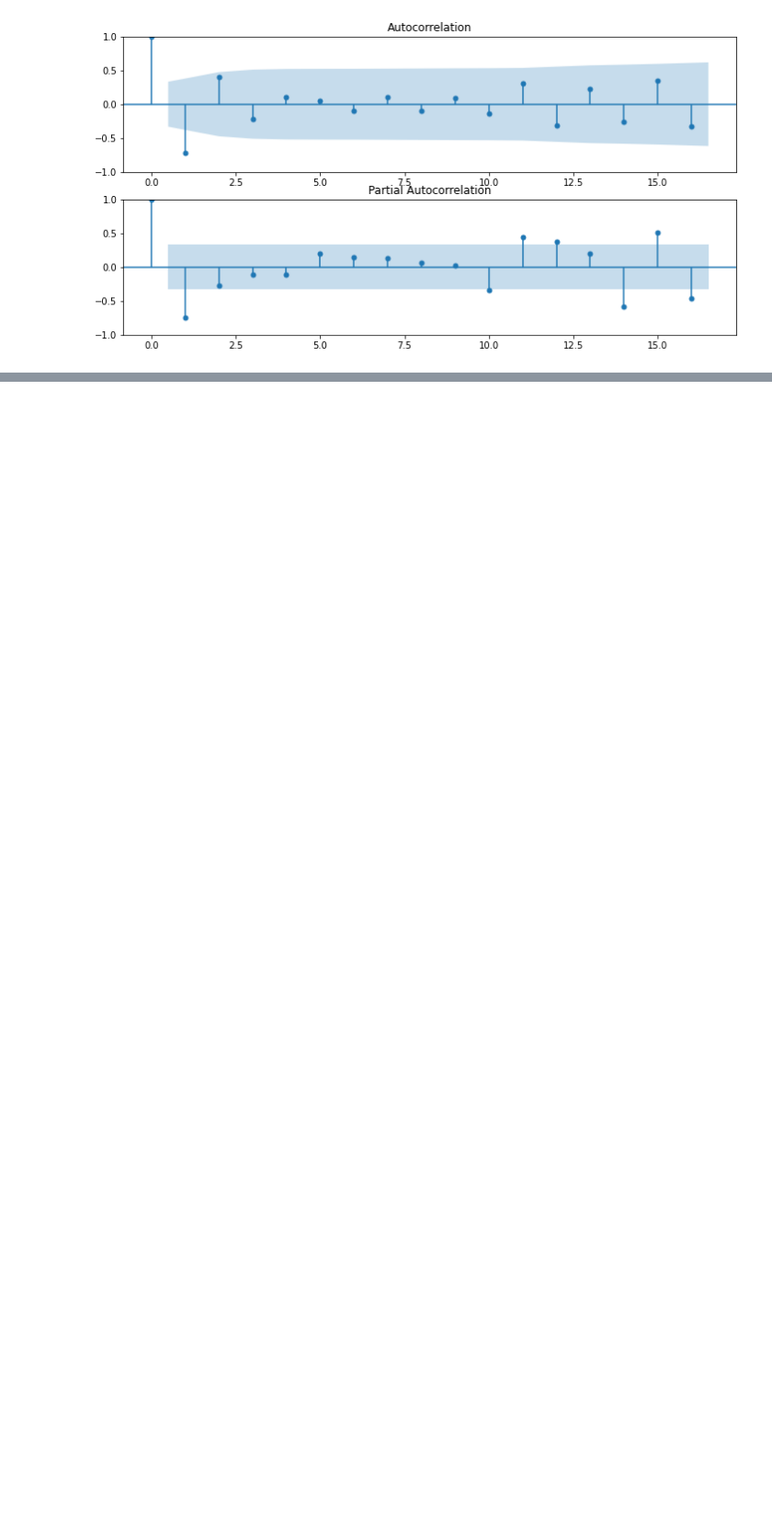
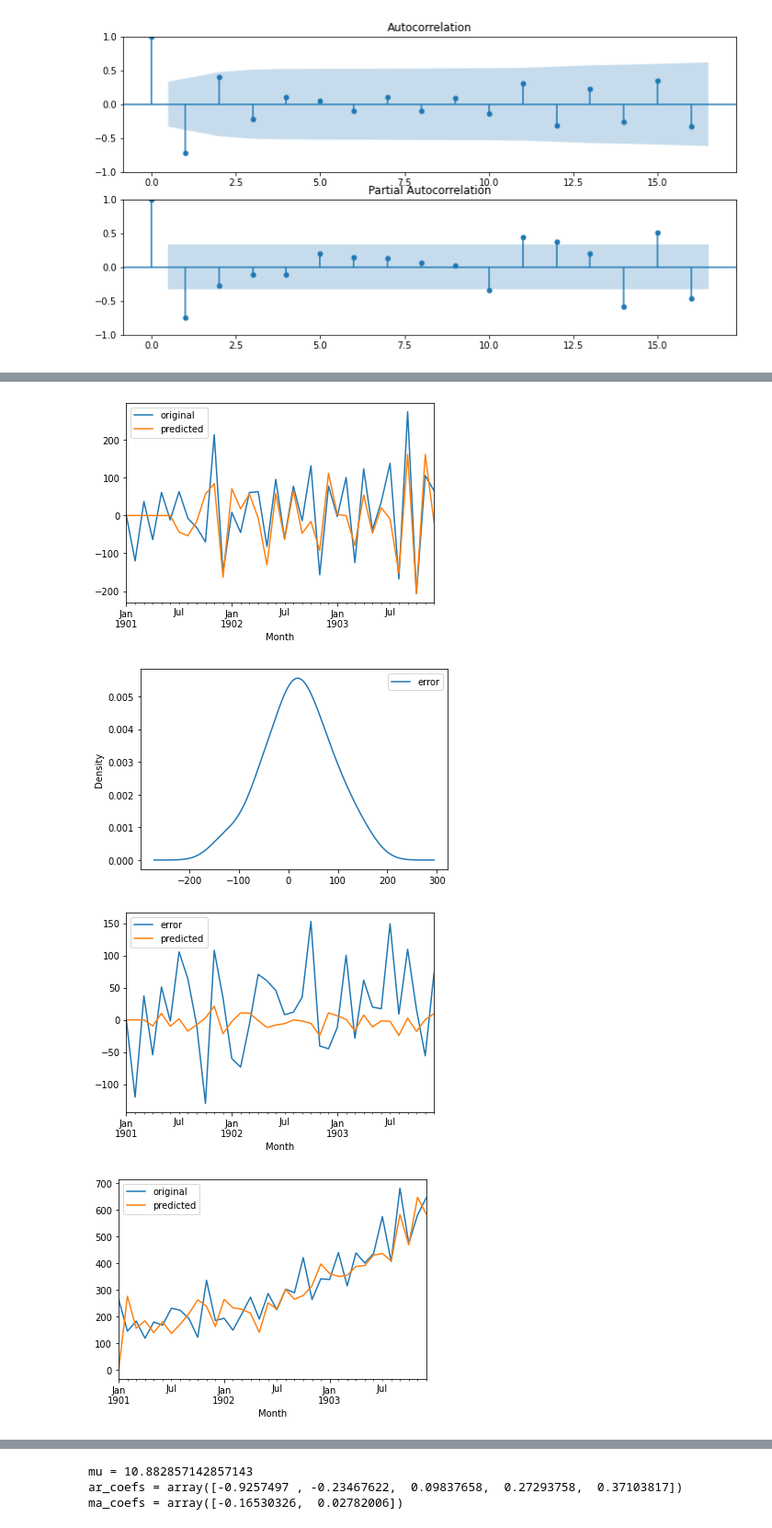
Before and after one commit to matt-juan23/time-series-forecasting, a Jupyter notebook: ARIMA.ipynb, the cells around one changed output, grey strips where cells are left out. Shown at 92% size. Drawn from its saved outputs; the diff is of its cells as text; code cells hidden in the pictures; blank space fills up the shorter version.

```diff
--- a/ARIMA.ipynb
+++ b/ARIMA.ipynb
@@ -277,0 +272,8 @@ mu: 10.882857142857144
+# %%
+p, q = 5,2 # change these values
+myARIMA(data, p,1,q)
+# %% [output]
+[figure, added]
+[figure, added]
+[figure, added]
+[figure, added]
@@ -277,0 +281,3 @@ mu: 10.882857142857144
+mu = 10.882857142857143
+ar_coefs = array([-0.9257497 , -0.23467622,  0.09837658,  0.27293758,  0.37103817])
+ma_coefs = array([-0.16530326,  0.02782006])
```
Also changed, not shown: parts of 20 cells of this notebook, 5 other files.
